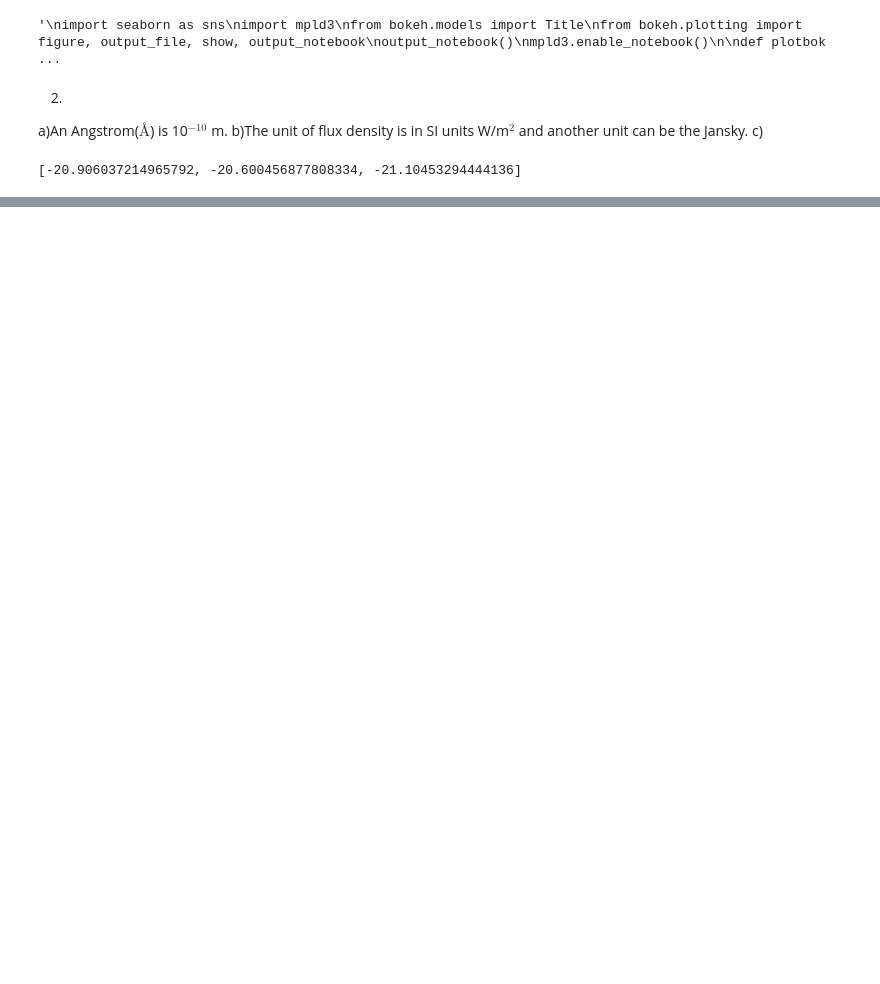
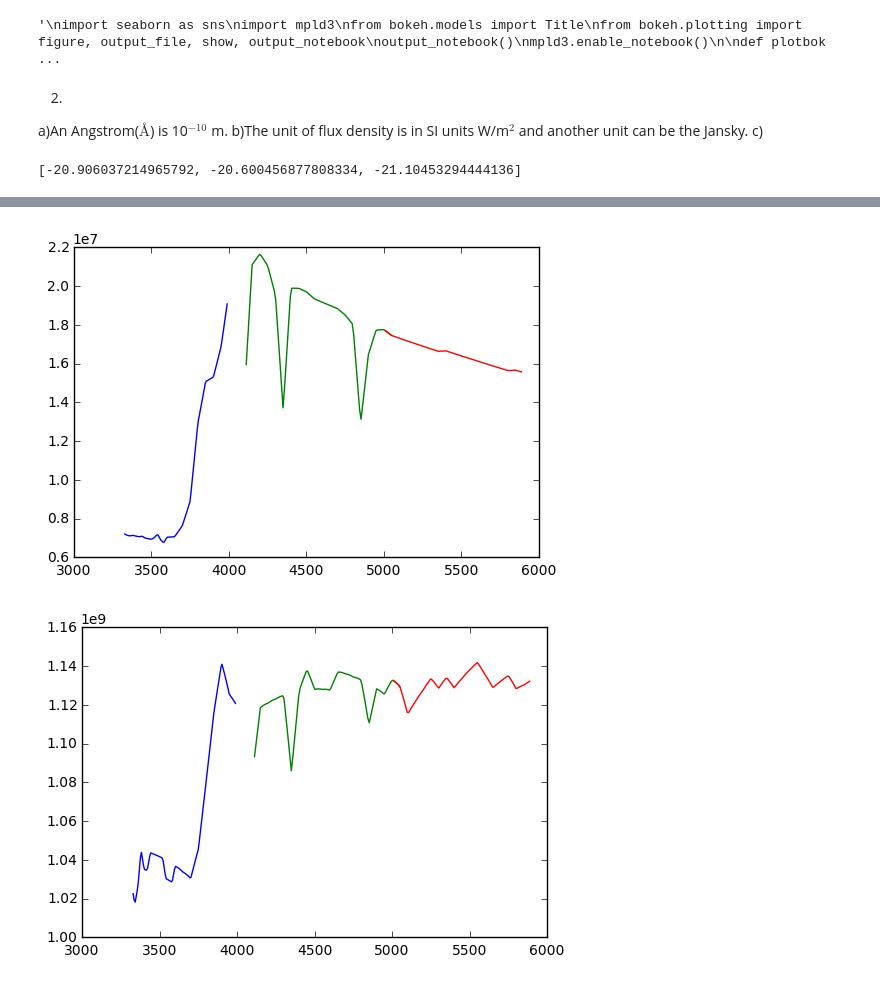
Before and after one commit to DLZRR/AL-OP-2016-2017, a Jupyter notebook: AL&OP 1.ipynb, the cells around one changed output, grey strips where cells are left out. Cells and saved outputs as stored; diff of their text form; code cells hidden in the pictures; blank space fills up the shorter version.

```diff
--- a/AL&OP 1.ipynb
+++ b/AL&OP 1.ipynb
@@ -171,0 +246,78 @@ for i in spectra['#filename']:
+# %%
+#Question 4
+def spectra4(k, lambd_0, lambd_delta):
+    y = planck(lambd_0,lambd_delta, T[k])
+    lamnieuw = np.linspace(lambd_0-lambd_delta/2,lambd_0+lambd_delta/2, 100)
+    Fnieuw = np.interp(lamnieuw, iets1['# wavelength'], iets1[' flux'])
+    return(Fnieuw/y, lamnieuw)
+
+def planck2(lamnieuw, T):
+    h = 6.626e-34
+    c = 3.00e18
+    k_B = 1.38e-23
+    return((2*h*(c**2)/(lamnieuw*5))*(1/(np.exp((h*c)/(lamnieuw*k_B*T))-1)))
+
+def fullspectra(k, read1, read2):
+    y = planck2(read1, T[k])
+    lamnieuw = read1
+    Fnieuw = read2
+    return(Fnieuw/y, lamnieuw)
+
+print(U_B)
+t = 0
+s = 0
+r = 0
+j = 0
+
+for i in spectra['#filename']:
+    i = "Data/" + i
+    iets1 = read(i)
+
+    type_name = spectra[' type'][j]
+
+    if(type_name == " B0I"):
+        USpec, Ulam = spectra4(260, lambd_0[0], lambd_delta[0])
+        BSpec, Blam = spectra4(260, lambd_0[1], lambd_delta[1])
+        VSpec, Vlam = spectra4(260, lambd_0[2], lambd_delta[2])
+        plt.plot(Ulam, USpec)
+        plt.plot(Blam, BSpec)
+        plt.plot(Vlam, VSpec)
+        y, x = fullspectra(260, iets1['# wavelength'], iets1[' flux'])
+        #plt.plot(x, y)
+        plt.show()
+    elif((type_name == " A0V") and (r == 0)):
+        USpec, Ulam = spectra4(80, lambd_0[0], lambd_delta[0])
+        BSpec, Blam = spectra4(80, lambd_0[1], lambd_delta[1])
+        VSpec, Vlam = spectra4(80, lambd_0[2], lambd_delta[2])
+        plt.plot(Ulam, USpec)
+        plt.plot(Blam, BSpec)
+        plt.plot(Vlam, VSpec)
+        y, x = fullspectra(80, iets1['# wavelength'], iets1[' flux'])
+        #plt.plot(x, y)
+        plt.show()
+        r = r + 1
+    elif((type_name == " F0I") and (s == 0)) :
+        USpec, Ulam = spectra4(55, lambd_0[0], lambd_delta[0])
+        BSpec, Blam = spectra4(55, lambd_0[1], lambd_delta[1])
+        VSpec, Vlam = spectra4(55, lambd_0[2], lambd_delta[2])
+        plt.plot(Ulam, USpec)
+        plt.plot(Blam, BSpec)
+        plt.plot(Vlam, VSpec)
+        y, x = fullspectra(55, iets1['# wavelength'], iets1[' flux'])
+        #plt.plot(x, y)
+        plt.show()
+        s = s + 1
+    elif((type_name == " G0V") and (t == 0)):
+        USpec, Ulam = spectra4(43, lambd_0[0], lambd_delta[0])
+        BSpec, Blam = spectra4(43, lambd_0[1], lambd_delta[1])
+        VSpec, Vlam = spectra4(43, lambd_0[2], lambd_delta[2])
+        plt.plot(Ulam, USpec)
+        plt.plot(Blam, BSpec)
+        plt.plot(Vlam, VSpec)
+        y, x = fullspectra(43, iets1['# wavelength'], iets1[' flux'])
+        #plt.plot(x, y)
+        plt.show()
+        t = t + 1
+
+    j = j + 1
+# %% [output]
@@ -171,0 +340,2 @@ for i in spectra['#filename']:
+[figure, added]
+[figure, added]
```
Also changed, not shown: parts of 8 cells of this notebook.
